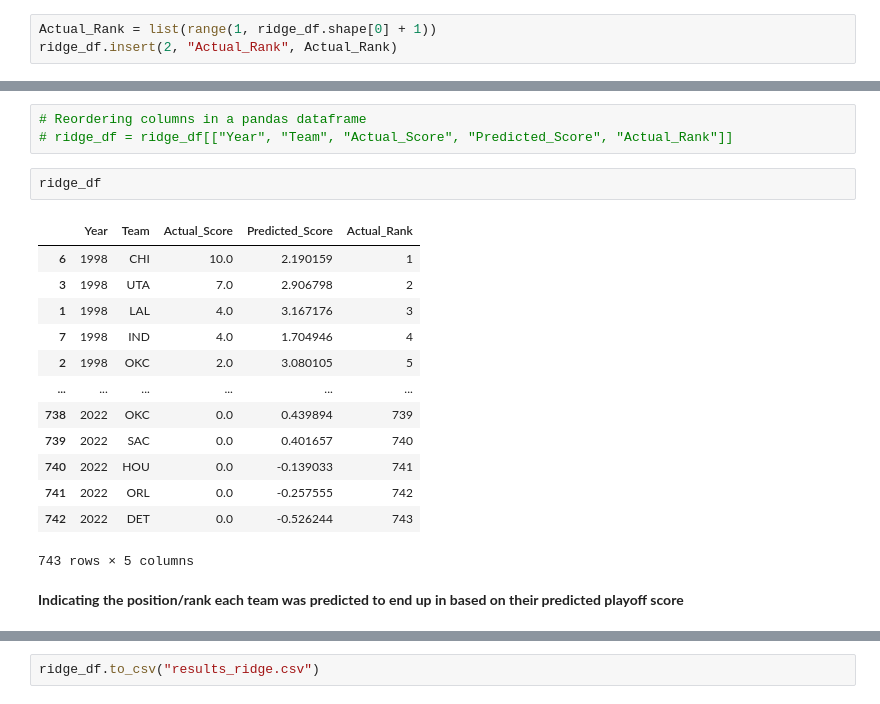
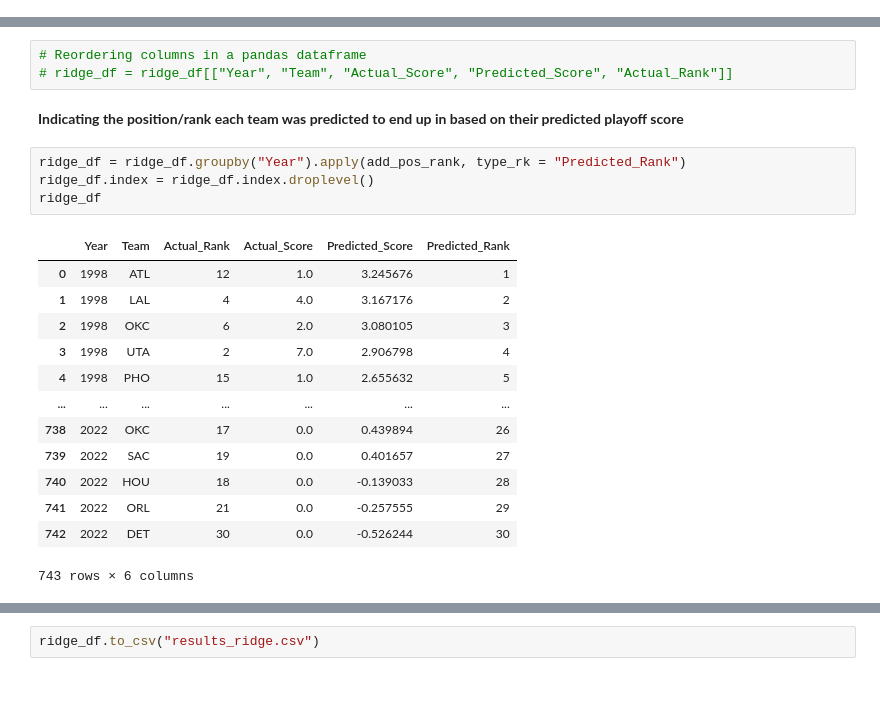
Before and after one commit to cng04/NBA-Champion-Predictor-Project, a Jupyter notebook: ridge_regression.ipynb, the cells around one changed output, grey strips where cells are left out. Saved outputs shown, nothing was run; the diff lists cells and outputs as text.

```diff
--- a/ridge_regression.ipynb
+++ b/ridge_regression.ipynb
@@ -168,3 +154,0 @@ ridge_df
-# %%
-Actual_Rank = list(range(1, ridge_df.shape[0] + 1))
-ridge_df.insert(2, "Actual_Rank", Actual_Rank)
@@ -190,22 +188,24 @@ ridge_df
 # %%
 # Reordering columns in a pandas dataframe
 # ridge_df = ridge_df[["Year", "Team", "Actual_Score", "Predicted_Score", "Actual_Rank"]]
-# %%
-ridge_df
-# %% [output]
-|  | Year | Team | Actual_Score | Predicted_Score | Actual_Rank |
-| 6 | 1998 | CHI | 10.0 | 2.190159 | 1 |
-| 3 | 1998 | UTA | 7.0 | 2.906798 | 2 |
-| 1 | 1998 | LAL | 4.0 | 3.167176 | 3 |
-| 7 | 1998 | IND | 4.0 | 1.704946 | 4 |
-| 2 | 1998 | OKC | 2.0 | 3.080105 | 5 |
-| ... | ... | ... | ... | ... | ... |
-| 738 | 2022 | OKC | 0.0 | 0.439894 | 739 |
-| 739 | 2022 | SAC | 0.0 | 0.401657 | 740 |
-| 740 | 2022 | HOU | 0.0 | -0.139033 | 741 |
-| 741 | 2022 | ORL | 0.0 | -0.257555 | 742 |
-| 742 | 2022 | DET | 0.0 | -0.526244 | 743 |
-743 rows × 5 columns
 # %% [markdown]
 **Indicating the position/rank each team was predicted to end up in based on their predicted playoff score**
+# %%
+ridge_df = ridge_df.groupby("Year").apply(add_pos_rank, type_rk = "Predicted_Rank")
+ridge_df.index = ridge_df.index.droplevel()
+ridge_df
+# %% [output]
+|  | Year | Team | Actual_Rank | Actual_Score | Predicted_Score | Predicted_Rank |
+| 0 | 1998 | ATL | 12 | 1.0 | 3.245676 | 1 |
+| 1 | 1998 | LAL | 4 | 4.0 | 3.167176 | 2 |
+| 2 | 1998 | OKC | 6 | 2.0 | 3.080105 | 3 |
+| 3 | 1998 | UTA | 2 | 7.0 | 2.906798 | 4 |
+| 4 | 1998 | PHO | 15 | 1.0 | 2.655632 | 5 |
+| ... | ... | ... | ... | ... | ... | ... |
+| 738 | 2022 | OKC | 17 | 0.0 | 0.439894 | 26 |
+| 739 | 2022 | SAC | 19 | 0.0 | 0.401657 | 27 |
+| 740 | 2022 | HOU | 18 | 0.0 | -0.139033 | 28 |
+| 741 | 2022 | ORL | 21 | 0.0 | -0.257555 | 29 |
+| 742 | 2022 | DET | 30 | 0.0 | -0.526244 | 30 |
+743 rows × 6 columns
 # %%
```
Also changed, not shown: parts of 11 cells of this notebook, 1 other file.
